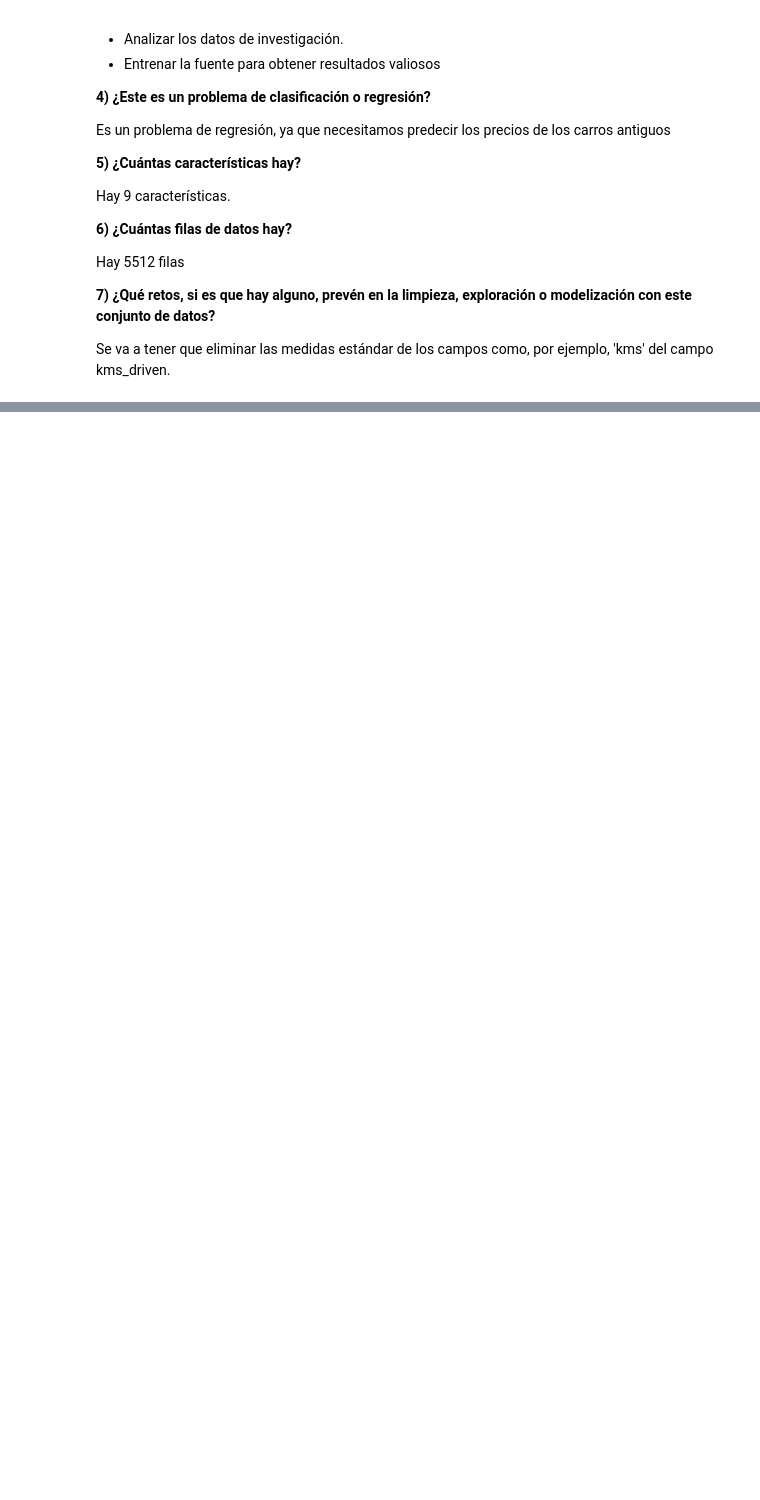
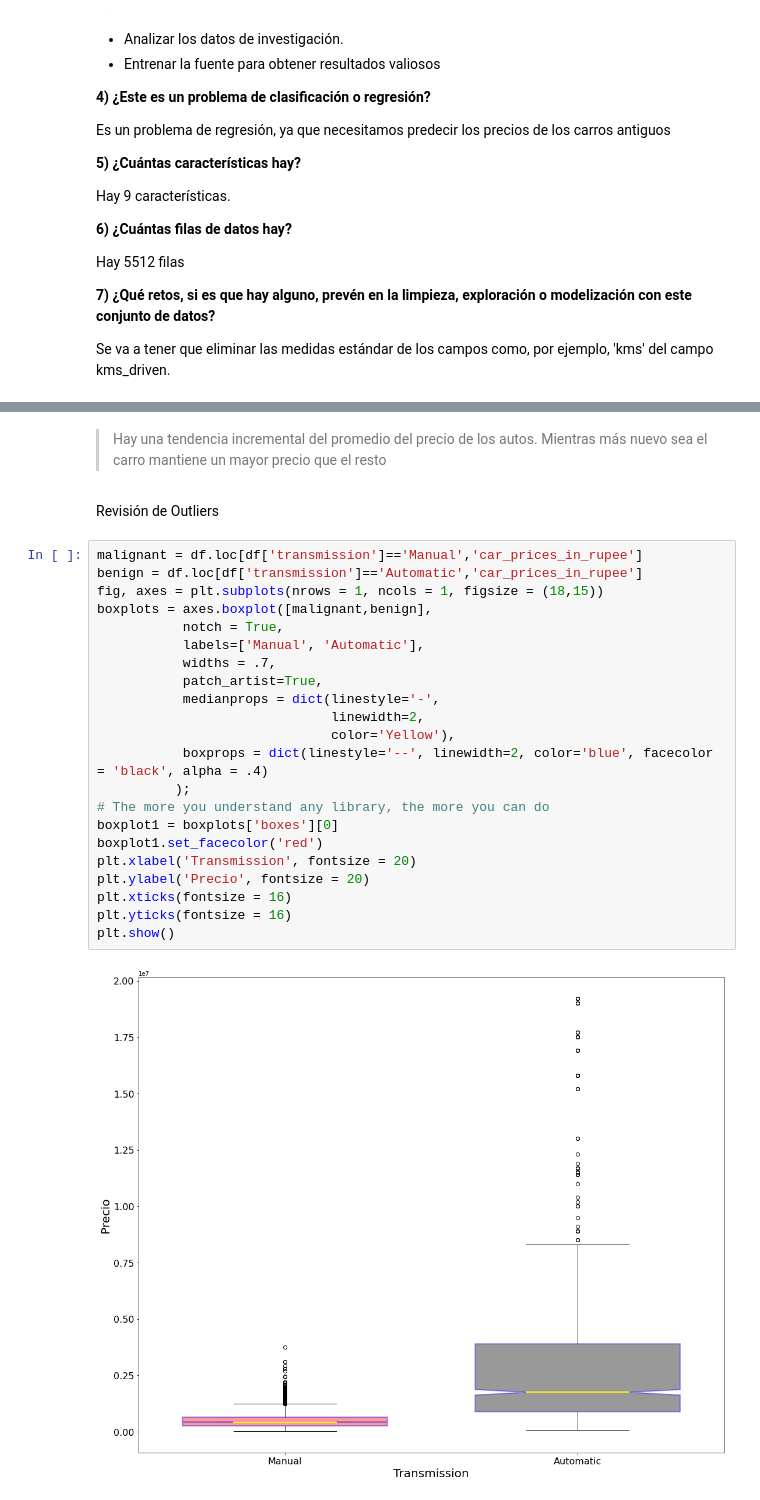
Before and after one commit to Dannais/Old-Car-Price-Prediction, a Jupyter notebook: Old_Car_Price_Prediction.ipynb, the cells around one changed output, grey strips where cells are left out. Saved outputs shown, nothing was run; the diff lists cells and outputs as text; blank space fills up the shorter version.

```diff
--- a/Old_Car_Price_Prediction.ipynb
+++ b/Old_Car_Price_Prediction.ipynb
@@ -153,0 +413,28 @@ memory usage: 430.8+ KB
+# %% [markdown]
+> Hay una tendencia incremental del promedio del precio de los autos. Mientras más nuevo sea el carro mantiene un mayor precio que el resto
+# %% [markdown]
+Revisión de Outliers
+# %%
+malignant = df.loc[df['transmission']=='Manual','car_prices_in_rupee']
+benign = df.loc[df['transmission']=='Automatic','car_prices_in_rupee']
+fig, axes = plt.subplots(nrows = 1, ncols = 1, figsize = (18,15))
+boxplots = axes.boxplot([malignant,benign],
+           notch = True,
+           labels=['Manual', 'Automatic'],
+           widths = .7,
+           patch_artist=True,
+           medianprops = dict(linestyle='-',
+                              linewidth=2,
+                              color='Yellow'),
+           boxprops = dict(linestyle='--', linewidth=2, color='blue', facecolor = 'black', alpha = .4)
+          );
+# The more you understand any library, the more you can do
+boxplot1 = boxplots['boxes'][0]
+boxplot1.set_facecolor('red')
+plt.xlabel('Transmission', fontsize = 20)
+plt.ylabel('Precio', fontsize = 20)
+plt.xticks(fontsize = 16)
+plt.yticks(fontsize = 16)
+plt.show()
+# %% [output]
+[figure, added]
```
Also changed, not shown: parts of 42 cells of this notebook.
